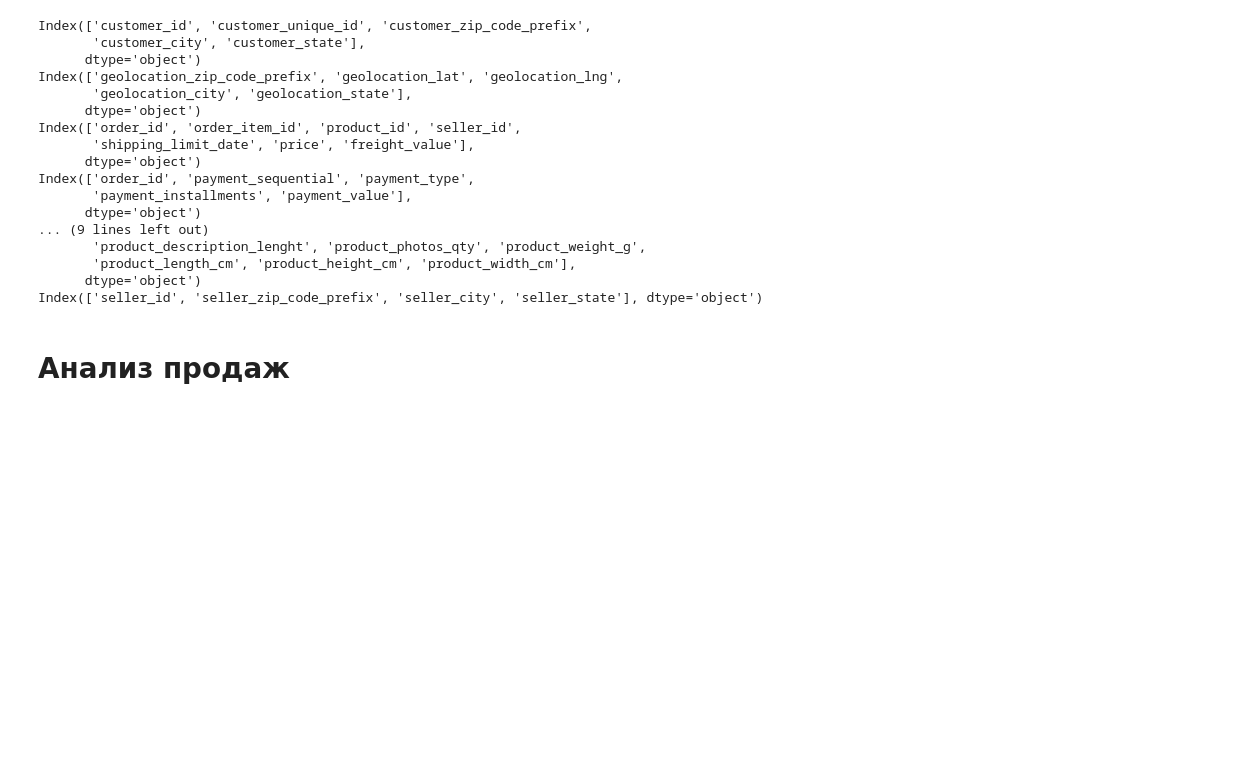
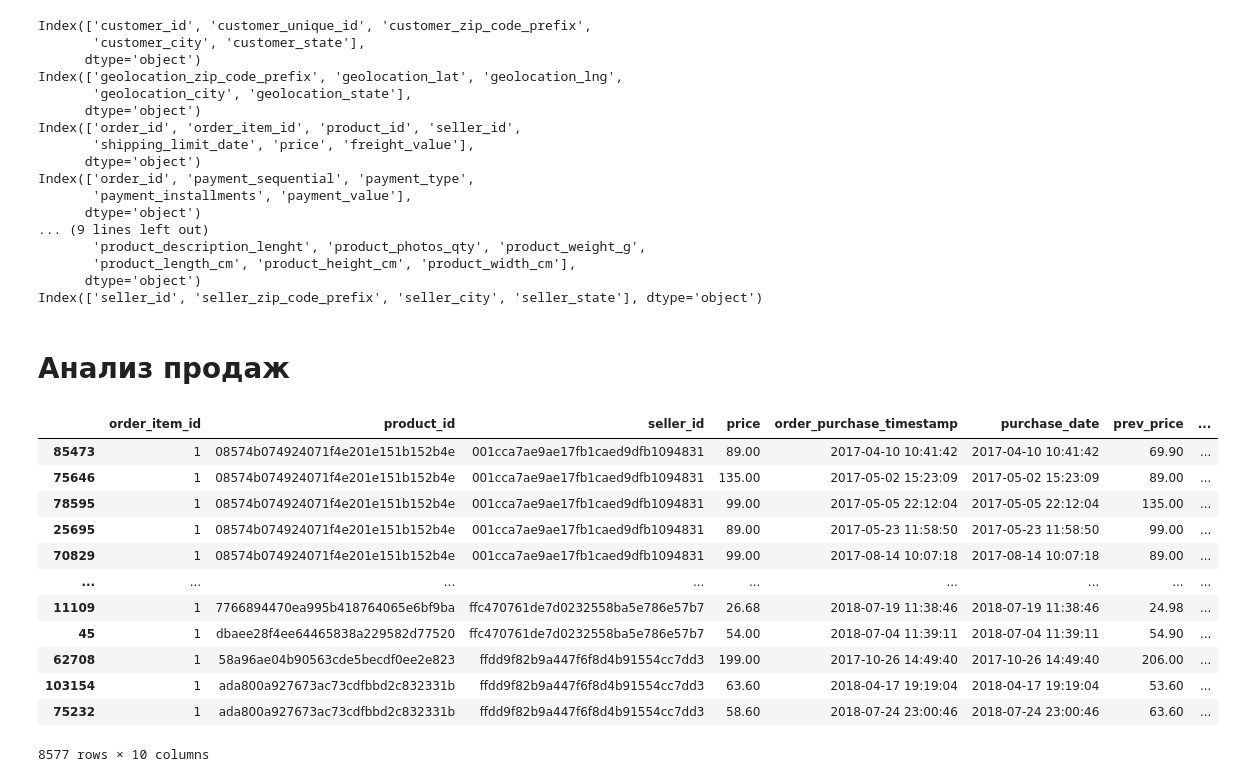
Before and after one commit to aliakseizvertouski/olist, a Jupyter notebook: olist_fin.ipynb, the cells around one changed output. Cells and saved outputs as stored; diff of their text form; code cells hidden in the pictures; blank space fills up the shorter version.

```diff
--- a/olist_fin.ipynb
+++ b/olist_fin.ipynb
@@ -55,12 +55,51 @@ Index(['seller_id', 'seller_zip_code_prefix', 'seller_city', 'seller_state'], dt
 # %%
 df_prices = order_items[['order_id', 'order_item_id', 'product_id', 'seller_id', 'price']].merge(
     orders[['order_id', 'order_purchase_timestamp']],
     on='order_id'
 )
 
 df_prices['purchase_date'] = pd.to_datetime(df_prices['order_purchase_timestamp'])
 df_prices = df_prices.sort_values(by=['seller_id', 'product_id', 'purchase_date'])
 
+
 df_prices['prev_price'] = df_prices.groupby(['seller_id', 'product_id'])['price'].shift(1)
 df_prices['discount_percent'] = ((df_prices['prev_price'] - df_prices['price']) / df_prices['prev_price']) * 100
 df_prices['discount_percent'] = df_prices['discount_percent'].fillna(0)
+
+df_prices = df_prices.drop(columns=['order_id'])
+
+def f(arr):
+    rank = 0
+    values = arr.tolist()
+    result = [0] * len(values)
+    for idx, value in enumerate(values):
+        if value != values[idx - 1]:
+            rank += 1
+        result[idx] = rank
+    return pd.Series(result, index=arr.index)
+
+df_prices['price_period_rank'] = df_prices.groupby(['seller_id', 'product_id'])['price'].transform(f)
+
+df_prices['sales'] = df_prices.groupby(['seller_id', 'product_id', 'price_period_rank'])['price_period_rank'].transform('size')
+
+# df_prices = df_prices[df_prices['price_period_size'] >= 3]
+
+df_prices = df_prices[df_prices['discount_percent'] != 0]
+
+# df_prices = df_prices.groupby(['product_id', 'seller_id'])['sales'].shift(1)
+
+df_prices
+# %% [output]
+|  | order_item_id | product_id | seller_id | price | order_purchase_timestamp | purchase_date | prev_price | ... |
+| 85473 | 1 | 08574b074924071f4e201e151b152b4e | 001cca7ae9ae17fb1caed9dfb1094831 | 89.00 | 2017-04-10 10:41:42 | 2017-04-10 10:41:42 | 69.90 | ... |
+| 75646 | 1 | 08574b074924071f4e201e151b152b4e | 001cca7ae9ae17fb1caed9dfb1094831 | 135.00 | 2017-05-02 15:23:09 | 2017-05-02 15:23:09 | 89.00 | ... |
+| 78595 | 1 | 08574b074924071f4e201e151b152b4e | 001cca7ae9ae17fb1caed9dfb1094831 | 99.00 | 2017-05-05 22:12:04 | 2017-05-05 22:12:04 | 135.00 | ... |
+| 25695 | 1 | 08574b074924071f4e201e151b152b4e | 001cca7ae9ae17fb1caed9dfb1094831 | 89.00 | 2017-05-23 11:58:50 | 2017-05-23 11:58:50 | 99.00 | ... |
+| 70829 | 1 | 08574b074924071f4e201e151b152b4e | 001cca7ae9ae17fb1caed9dfb1094831 | 99.00 | 2017-08-14 10:07:18 | 2017-08-14 10:07:18 | 89.00 | ... |
+| ... | ... | ... | ... | ... | ... | ... | ... | ... |
+| 11109 | 1 | 7766894470ea995b418764065e6bf9ba | ffc470761de7d0232558ba5e786e57b7 | 26.68 | 2018-07-19 11:38:46 | 2018-07-19 11:38:46 | 24.98 | ... |
+| 45 | 1 | dbaee28f4ee64465838a229582d77520 | ffc470761de7d0232558ba5e786e57b7 | 54.00 | 2018-07-04 11:39:11 | 2018-07-04 11:39:11 | 54.90 | ... |
+| 62708 | 1 | 58a96ae04b90563cde5becdf0ee2e823 | ffdd9f82b9a447f6f8d4b91554cc7dd3 | 199.00 | 2017-10-26 14:49:40 | 2017-10-26 14:49:40 | 206.00 | ... |
+| 103154 | 1 | ada800a927673ac73cdfbbd2c832331b | ffdd9f82b9a447f6f8d4b91554cc7dd3 | 63.60 | 2018-04-17 19:19:04 | 2018-04-17 19:19:04 | 53.60 | ... |
+| 75232 | 1 | ada800a927673ac73cdfbbd2c832331b | ffdd9f82b9a447f6f8d4b91554cc7dd3 | 58.60 | 2018-07-24 23:00:46 | 2018-07-24 23:00:46 | 63.60 | ... |
+8577 rows × 10 columns
```
Also changed, not shown: parts of 3 cells of this notebook.
